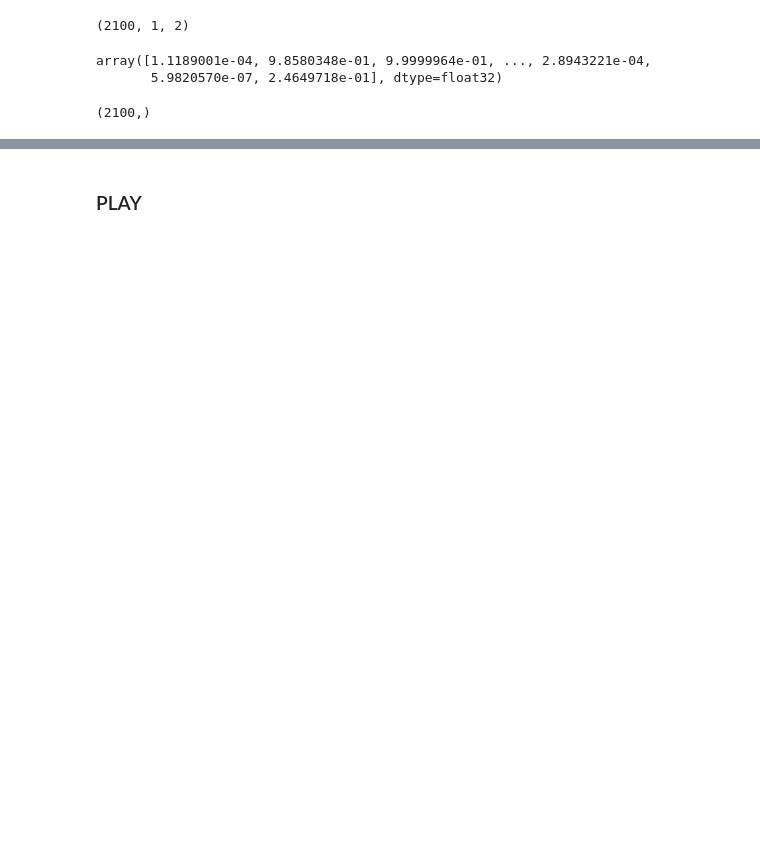
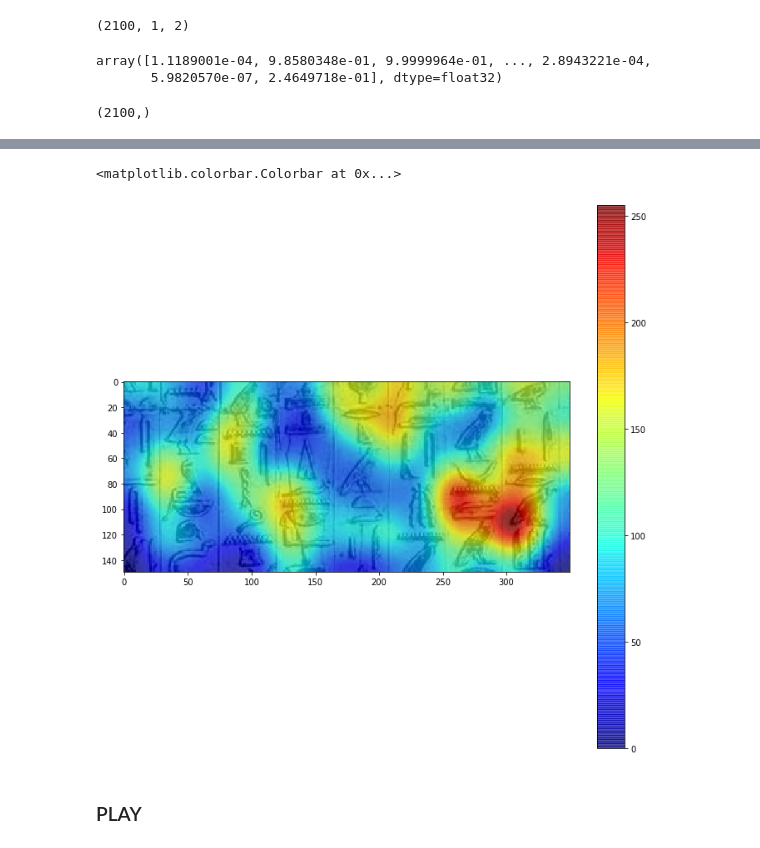
Before and after one commit to scottkds/metis_project5, a Jupyter notebook: models/Hieroglyph_Classifier_grayscale_N35_custom_data_2.ipynb, the cells around one changed output, grey strips where cells are left out. Drawn from its saved outputs; the diff is of its cells as text; code cells hidden in the pictures; blank space fills up the shorter version.

```diff
--- a/models/Hieroglyph_Classifier_grayscale_N35_custom_data_2.ipynb
+++ b/models/Hieroglyph_Classifier_grayscale_N35_custom_data_2.ipynb
@@ -376,3 +314,11 @@ np.array(None)
+# %%
+my_heat_map = ndimage.filters.gaussian_filter(np_tmp4, sigma=16)
+plt.figure(figsize=(12,12))
+heatmap.add(image, my_heat_map, alpha=0.7,cmap='jet')#, save='../data/face_heat_map.png')
+plt.colorbar()
+# %% [output]
+<matplotlib.colorbar.Colorbar at 0x...>
+[figure, added]
 # %%
 m17 = pred_df[pred_df['predicted'] == 'M17']
 # %%
```
Also changed, not shown: parts of 30 cells of this notebook.
